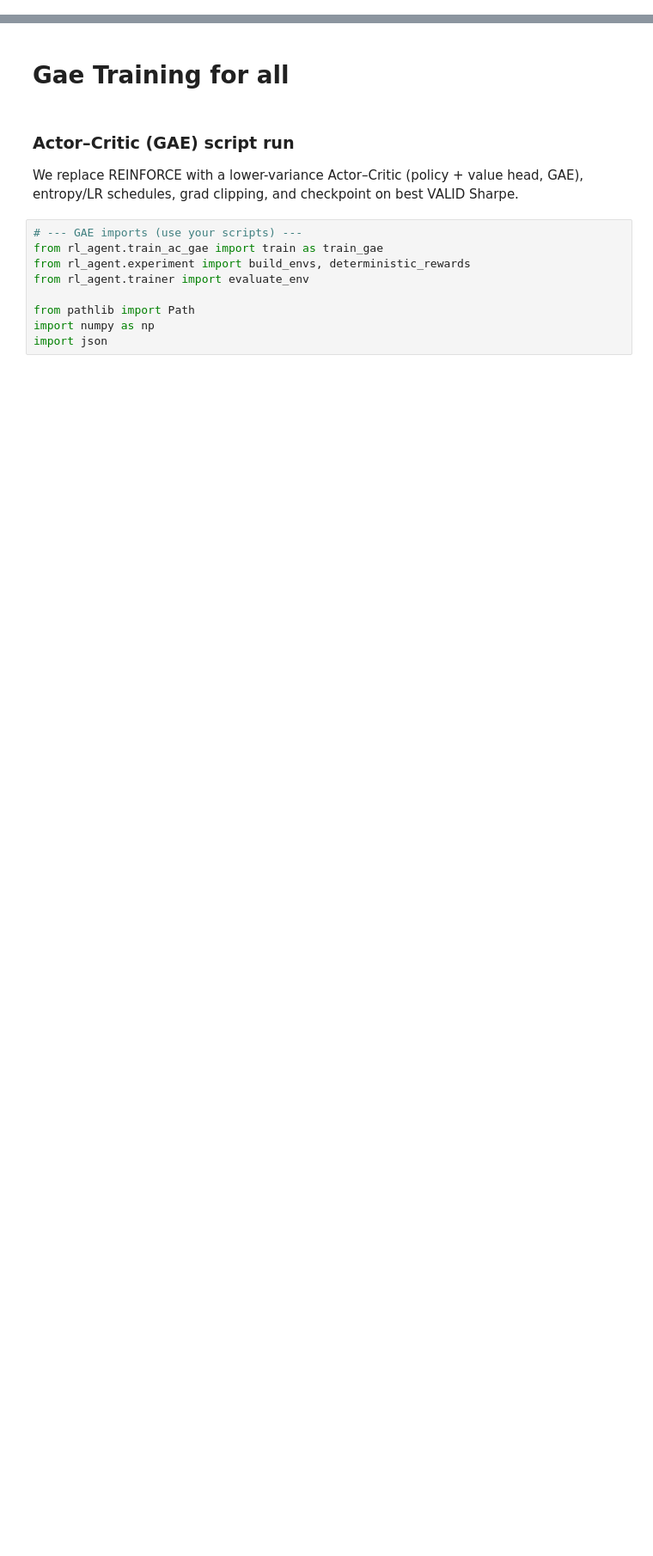
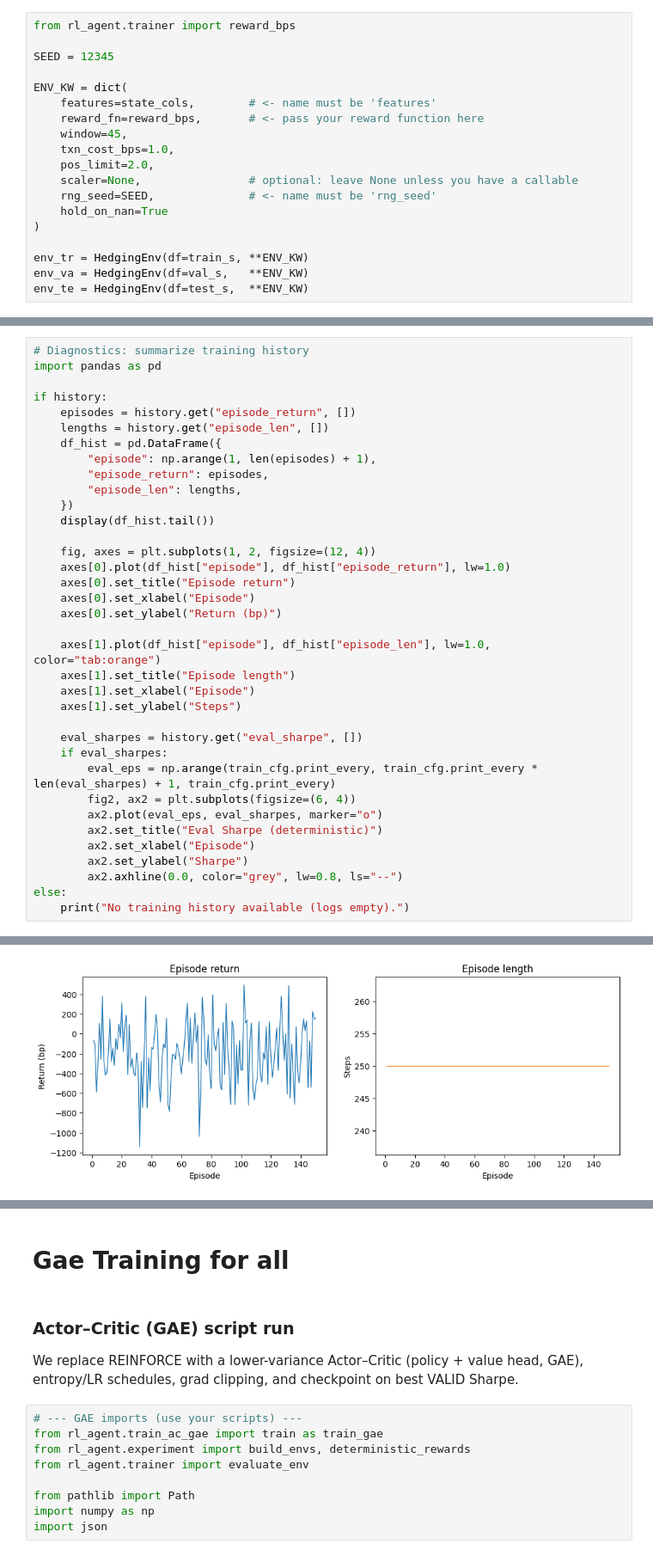
Before and after one commit to li-ruoxi/deep-hedging-rl-forked, a Jupyter notebook: notebooks/03_rl_training.ipynb, the cells around one changed output, grey strips where cells are left out. Shown: that part at 86% size. Drawn from its saved outputs; the diff is of its cells as text; blank space fills up the shorter version.

```diff
--- a/notebooks/03_rl_training.ipynb
+++ b/notebooks/03_rl_training.ipynb
@@ -230,0 +110,19 @@ ret_fwd daily std: 0.005513946410391123
+# %%
+from rl_agent.trainer import reward_bps
+
+SEED = 12345
+
+ENV_KW = dict(
+    features=state_cols,        # <- name must be 'features'
+    reward_fn=reward_bps,       # <- pass your reward function here
+    window=45,
+    txn_cost_bps=1.0,
+    pos_limit=2.0,
+    scaler=None,                # optional: leave None unless you have a callable
+    rng_seed=SEED,              # <- name must be 'rng_seed'
+    hold_on_nan=True
+)
+
+env_tr = HedgingEnv(df=train_s, **ENV_KW)
+env_va = HedgingEnv(df=val_s,   **ENV_KW)
+env_te = HedgingEnv(df=test_s,  **ENV_KW)
@@ -230,0 +189,37 @@ ret_fwd daily std: 0.005513946410391123
+# %%
+# Diagnostics: summarize training history
+import pandas as pd
+
+if history:
+    episodes = history.get("episode_return", [])
+    lengths = history.get("episode_len", [])
+    df_hist = pd.DataFrame({
+        "episode": np.arange(1, len(episodes) + 1),
+        "episode_return": episodes,
+        "episode_len": lengths,
+    })
+    display(df_hist.tail())
+
+    fig, axes = plt.subplots(1, 2, figsize=(12, 4))
+    axes[0].plot(df_hist["episode"], df_hist["episode_return"], lw=1.0)
+    axes[0].set_title("Episode return")
+    axes[0].set_xlabel("Episode")
+    axes[0].set_ylabel("Return (bp)")
+
+    axes[1].plot(df_hist["episode"], df_hist["episode_len"], lw=1.0, color="tab:orange")
+    axes[1].set_title("Episode length")
+    axes[1].set_xlabel("Episode")
+    axes[1].set_ylabel("Steps")
+
+    eval_sharpes = history.get("eval_sharpe", [])
+    if eval_sharpes:
+        eval_eps = np.arange(train_cfg.print_every, train_cfg.print_every * len(eval_sharpes) + 1, train_cfg.print_every)
+        fig2, ax2 = plt.subplots(figsize=(6, 4))
+        ax2.plot(eval_eps, eval_sharpes, marker="o")
+        ax2.set_title("Eval Sharpe (deterministic)")
+        ax2.set_xlabel("Episode")
+        ax2.set_ylabel("Sharpe")
+        ax2.axhline(0.0, color="grey", lw=0.8, ls="--")
+else:
+    print("No training history available (logs empty).")
+# %% [output]
@@ -230,0 +232 @@ ret_fwd daily std: 0.005513946410391123
+[figure, added]
```
Also changed, not shown: parts of 26 cells of this notebook, 18 other files.
